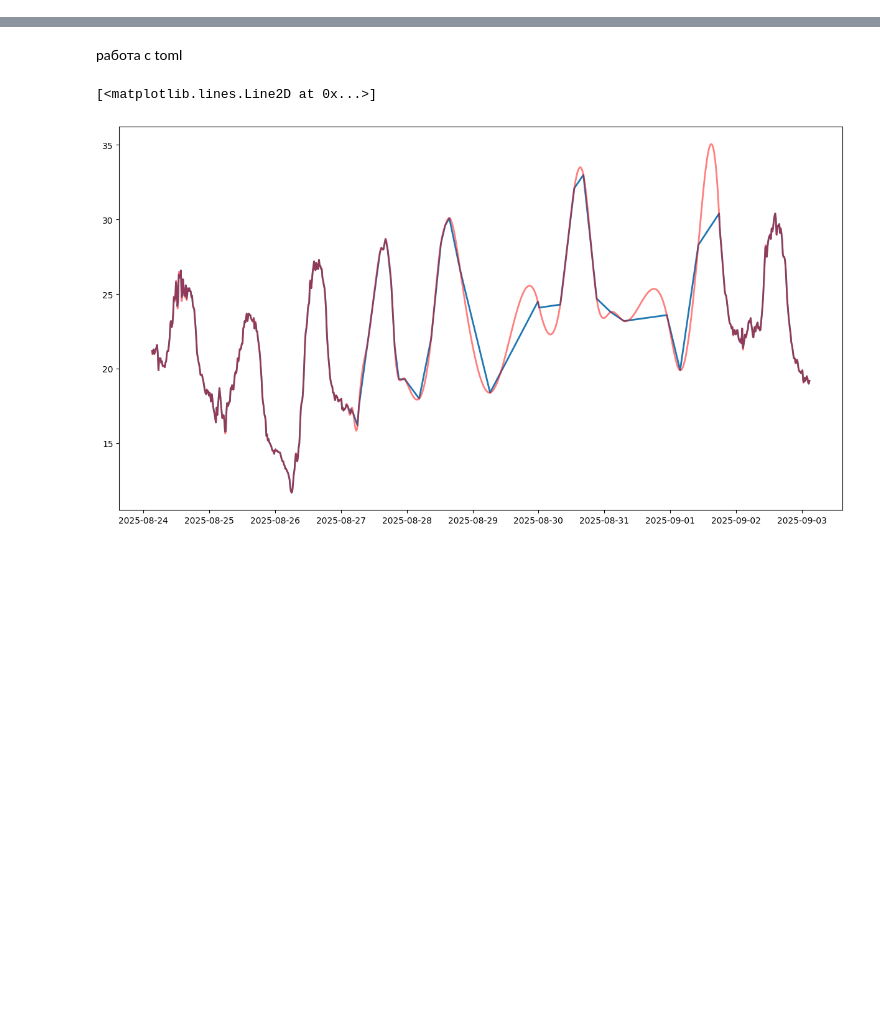
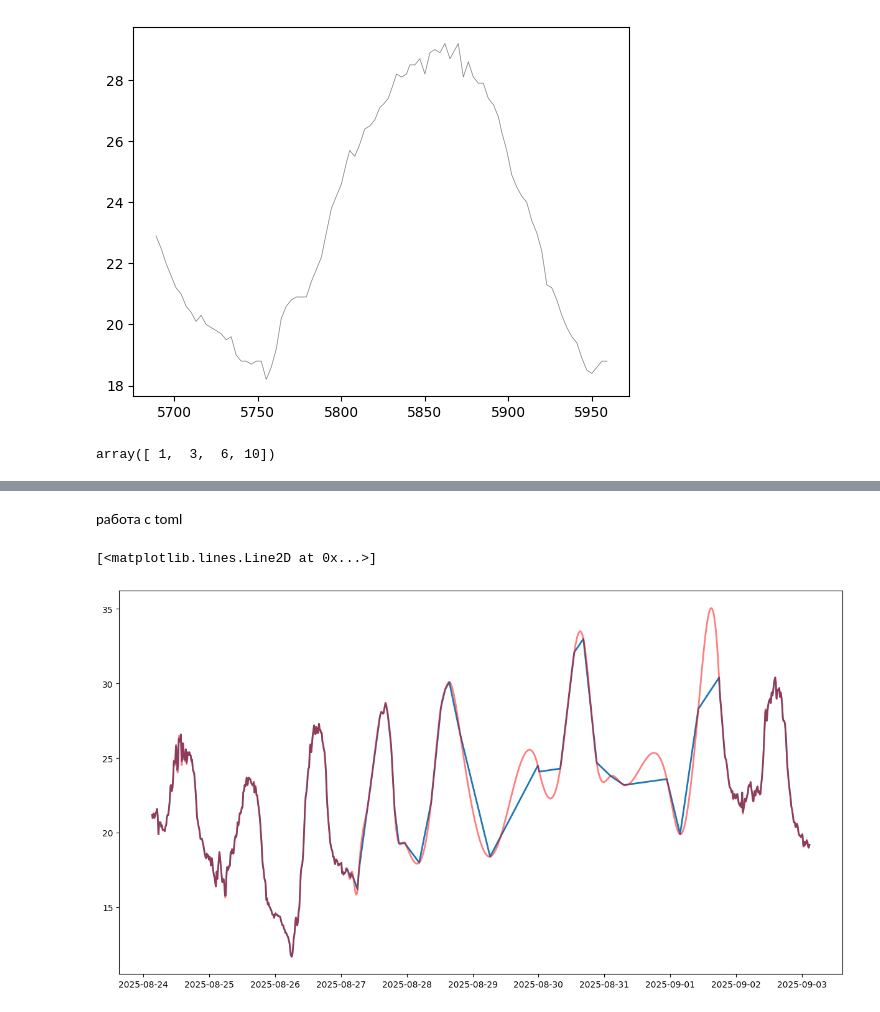
Before and after one commit to NikEgil/predicter, a Jupyter notebook: pred.ipynb, the cells around one changed output, grey strips where cells are left out. Saved outputs shown, nothing was run; the diff lists cells and outputs as text; code cells hidden in the pictures; blank space fills up the shorter version.

```diff
--- a/pred.ipynb
+++ b/pred.ipynb
@@ -29,0 +33,36 @@ data = copy.copy(data_timesort2).reset_index()
+# %%
+l = {}
+d = {}
+plt.figure()
+# for id in alldata['id_s'].unique():
+intg = []
+for id in ["5"]:
+
+    a = []
+    b = []
+    date_min = alldata["datetime"].min()
+    date_max = alldata["datetime"].max()
+    # Генерируем даты по дням в диапазоне
+    i = 0
+    for d in pd.date_range(date_min.date(), date_max.date(), freq="D"):
+        sensdata = alldata[alldata["id_s"] == id]
+        target_date = d
+        mask = sensdata["datetime"].dt.normalize() == target_date
+        subset = sensdata[mask]
+        a.append(subset["temp_air"].to_list())
+
+        if i == 26:
+            plt.plot(subset["temp_air"], c="black", alpha=0.5, lw=0.5)
+            break
+        else:
+            i += 1
+        # print(b)
+    # l[id]=a
+    # d[id]=b
+# %% [output]
+[figure, added]
+# %%
+a=[1,2,3,4]
+np.cumsum(a)
+# %% [output]
+array([ 1,  3,  6, 10])
```
Also changed, not shown: parts of 15 cells of this notebook, 20 other files.
